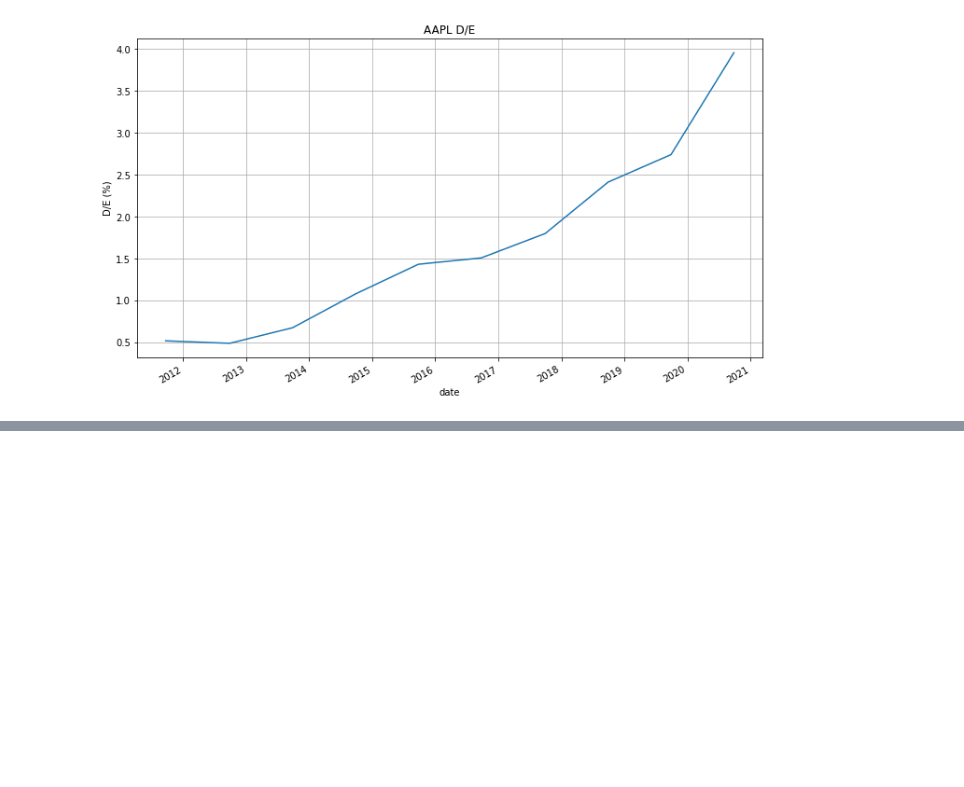
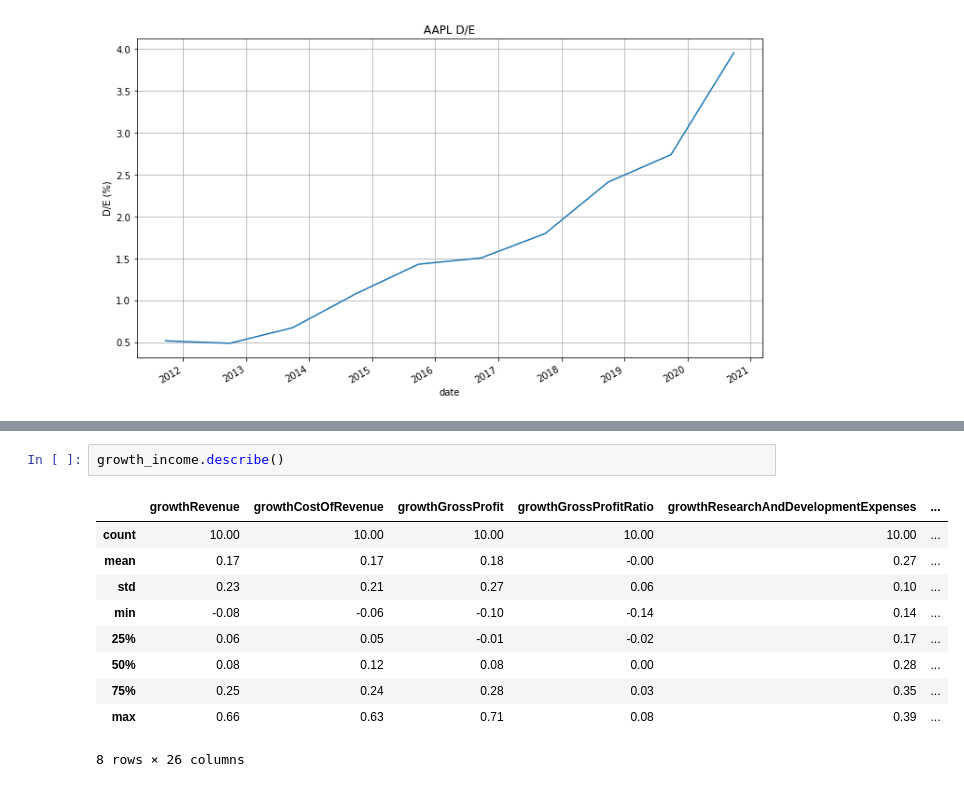
Before and after one commit to dbogatic/value_investing, a Jupyter notebook: intrinsic_value.ipynb, the cells around one changed output, grey strips where cells are left out. Saved outputs shown, nothing was run; the diff lists cells and outputs as text; blank space fills up the shorter version.

```diff
--- a/intrinsic_value.ipynb
+++ b/intrinsic_value.ipynb
@@ -158,0 +182,13 @@ income['eps'].astype('float').plot(figsize= (12,7), grid=True, title=f'{ticker}
+# %%
+growth_income.describe()
+# %% [output]
+|  | growthRevenue | growthCostOfRevenue | growthGrossProfit | growthGrossProfitRatio | growthResearchAndDevelopmentExpenses | ... |
+| count | 10.00 | 10.00 | 10.00 | 10.00 | 10.00 | ... |
+| mean | 0.17 | 0.17 | 0.18 | -0.00 | 0.27 | ... |
+| std | 0.23 | 0.21 | 0.27 | 0.06 | 0.10 | ... |
+| min | -0.08 | -0.06 | -0.10 | -0.14 | 0.14 | ... |
+| 25% | 0.06 | 0.05 | -0.01 | -0.02 | 0.17 | ... |
+| 50% | 0.08 | 0.12 | 0.08 | 0.00 | 0.28 | ... |
+| 75% | 0.25 | 0.24 | 0.28 | 0.03 | 0.35 | ... |
+| max | 0.66 | 0.63 | 0.71 | 0.08 | 0.39 | ... |
+8 rows × 26 columns
```
Also changed, not shown: parts of 2 cells of this notebook.
